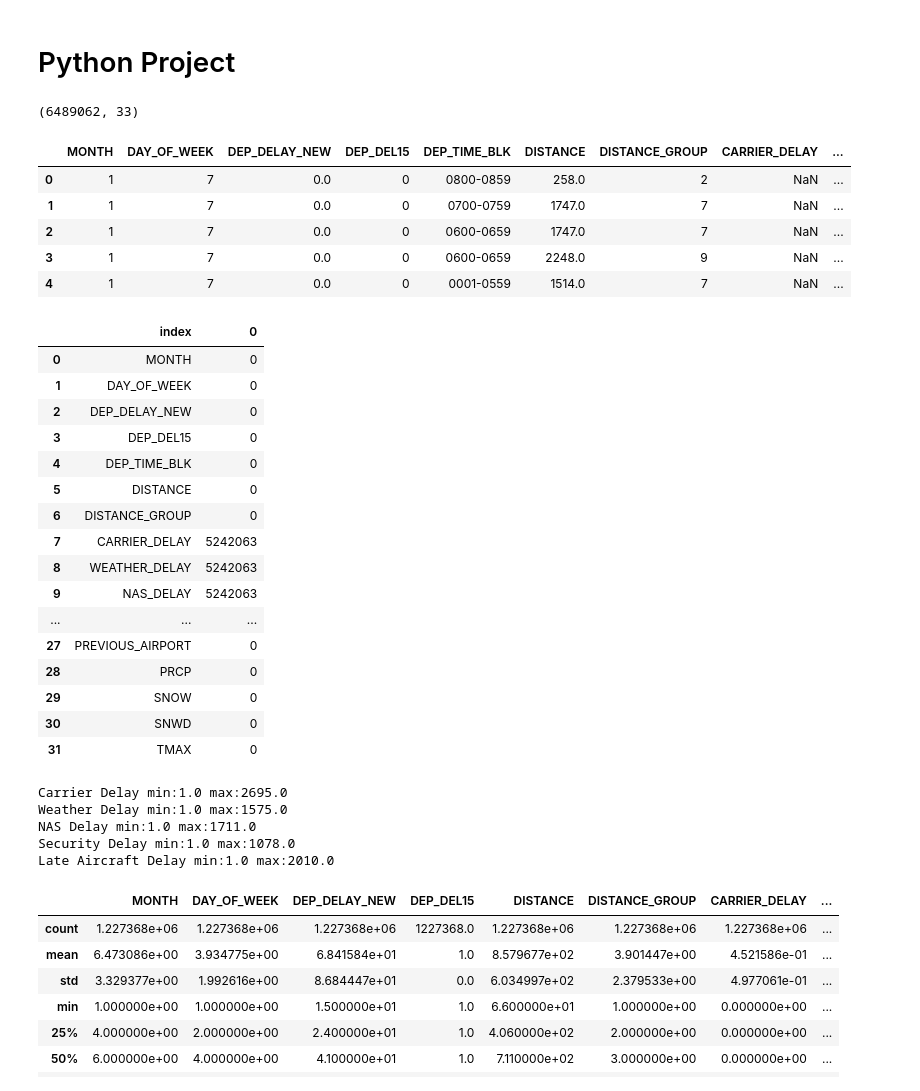
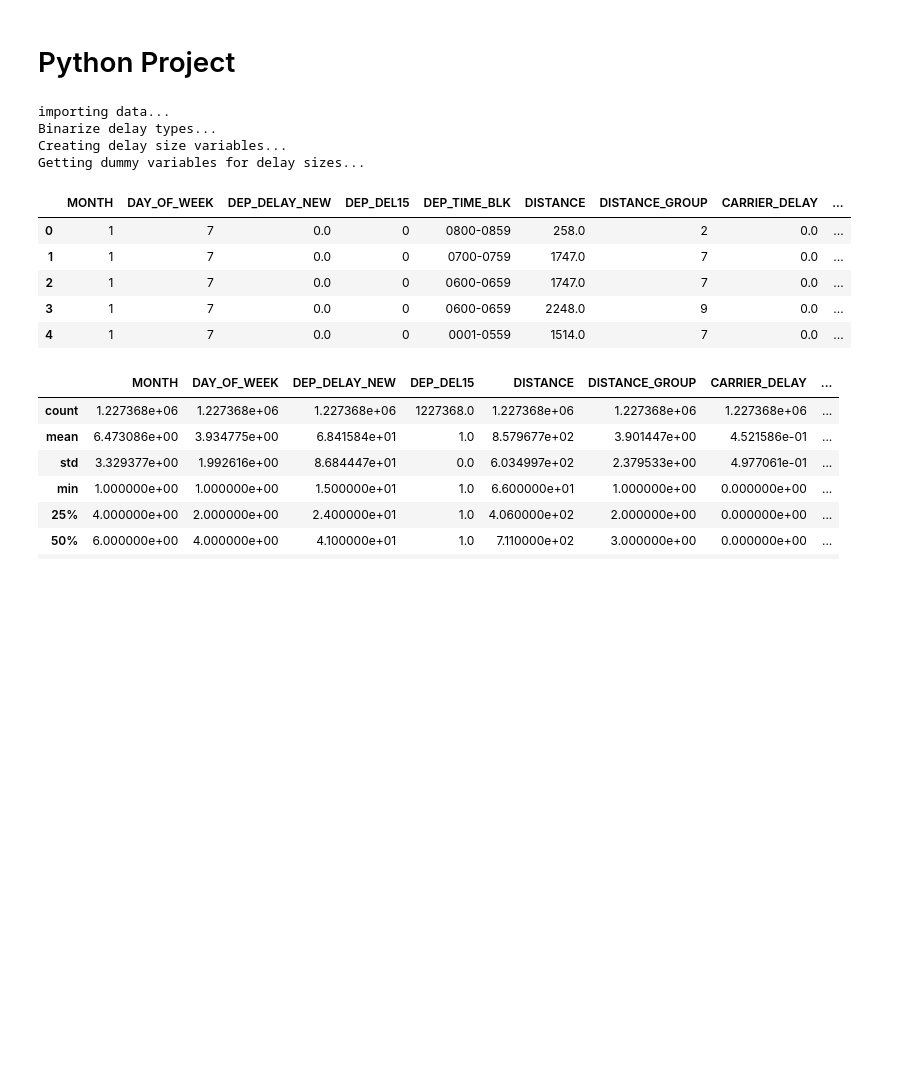
Before and after one commit to franciscapalacios/python_project, a Jupyter notebook: python_project.ipynb, the cells around one changed output. Cells and saved outputs as stored; diff of their text form; code cells hidden in the pictures; blank space fills up the shorter version.

Commit message:
Created module to import and clean data

```diff
--- a/python_project.ipynb
+++ b/python_project.ipynb
@@ -17,54 +15,18 @@ import plotly
 # %%
 pd.set_option('display.max_columns', None)
 
-df = pd.read_csv('airport_data.csv')
-print(df.shape)
-df.head()
+df = import_clean_airport_df('airport_data.csv')
 # %% [output]
-(6489062, 33)
+importing data...
+Binarize delay types...
+Creating delay size variables...
+Getting dummy variables for delay sizes...
-|  | MONTH | DAY_OF_WEEK | DEP_DELAY_NEW | DEP_DEL15 | DEP_TIME_BLK | DISTANCE | DISTANCE_GROUP | CARRIER_DELAY | ... |
-| 0 | 1 | 7 | 0.0 | 0 | 0800-0859 | 258.0 | 2 | NaN | ... |
-| 1 | 1 | 7 | 0.0 | 0 | 0700-0759 | 1747.0 | 7 | NaN | ... |
-| 2 | 1 | 7 | 0.0 | 0 | 0600-0659 | 1747.0 | 7 | NaN | ... |
-| 3 | 1 | 7 | 0.0 | 0 | 0600-0659 | 2248.0 | 9 | NaN | ... |
-| 4 | 1 | 7 | 0.0 | 0 | 0001-0559 | 1514.0 | 7 | NaN | ... |
 # %%
-df.isnull().sum().reset_index().head(32)
+df.head()
 # %% [output]
-|  | index | 0 |
-| 0 | MONTH | 0 |
-| 1 | DAY_OF_WEEK | 0 |
-| 2 | DEP_DELAY_NEW | 0 |
-| 3 | DEP_DEL15 | 0 |
-| 4 | DEP_TIME_BLK | 0 |
-| 5 | DISTANCE | 0 |
-| 6 | DISTANCE_GROUP | 0 |
-| 7 | CARRIER_DELAY | 5242063 |
-| 8 | WEATHER_DELAY | 5242063 |
-| 9 | NAS_DELAY | 5242063 |
-| ... | ... | ... |
-| 27 | PREVIOUS_AIRPORT | 0 |
-| 28 | PRCP | 0 |
-| 29 | SNOW | 0 |
-| 30 | SNWD | 0 |
-| 31 | TMAX | 0 |
+|  | MONTH | DAY_OF_WEEK | DEP_DELAY_NEW | DEP_DEL15 | DEP_TIME_BLK | DISTANCE | DISTANCE_GROUP | CARRIER_DELAY | ... |
+| 0 | 1 | 7 | 0.0 | 0 | 0800-0859 | 258.0 | 2 | 0.0 | ... |
+| 1 | 1 | 7 | 0.0 | 0 | 0700-0759 | 1747.0 | 7 | 0.0 | ... |
+| 2 | 1 | 7 | 0.0 | 0 | 0600-0659 | 1747.0 | 7 | 0.0 | ... |
+| 3 | 1 | 7 | 0.0 | 0 | 0600-0659 | 2248.0 | 9 | 0.0 | ... |
+| 4 | 1 | 7 | 0.0 | 0 | 0001-0559 | 1514.0 | 7 | 0.0 | ... |
-# %%
-# Delay Flags ranges
-
-cd = df[df['CARRIER_DELAY']>0].CARRIER_DELAY
-wd = df[df['WEATHER_DELAY']>0].WEATHER_DELAY
-nd = df[df['NAS_DELAY']>0].NAS_DELAY
-sd = df[df['SECURITY_DELAY']>0].SECURITY_DELAY
-ld = df[df['LATE_AIRCRAFT_DELAY']>0].LATE_AIRCRAFT_DELAY
-
-print(f'Carrier Delay min:{cd.min()} max:{cd.max()}')
-print(f'Weather Delay min:{wd.min()} max:{wd.max()}')
-print(f'NAS Delay min:{nd.min()} max:{nd.max()}')
-print(f'Security Delay min:{sd.min()} max:{sd.max()}')
-print(f'Late Aircraft Delay min:{ld.min()} max:{ld.max()}')
-# %% [output]
-Carrier Delay min:1.0 max:2695.0
-Weather Delay min:1.0 max:1575.0
-NAS Delay min:1.0 max:1711.0
-Security Delay min:1.0 max:1078.0
-Late Aircraft Delay min:1.0 max:2010.0
```
Also changed, not shown: parts of 6 cells of this notebook, 1 other file.
